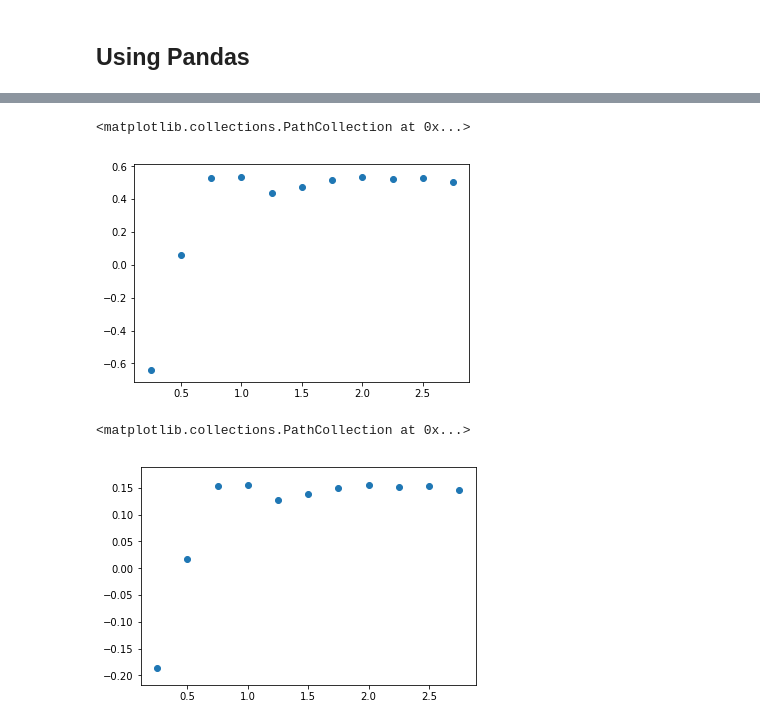
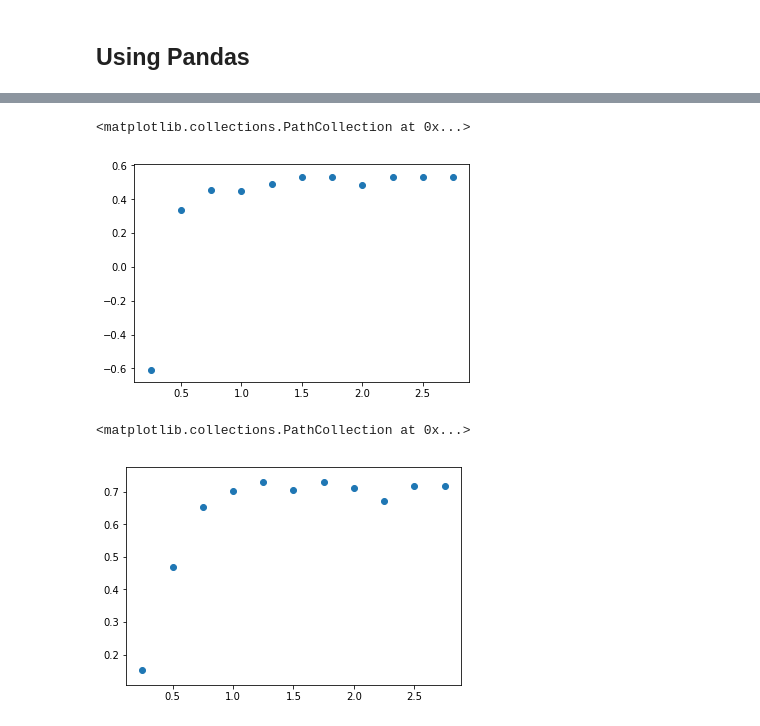
Before and after one commit to voytekresearch/BandRatios, a Jupyter notebook: Slope-Investigation.ipynb, the cells around one changed output, grey strips where cells are left out. Cells and saved outputs as stored; diff of their text form; code cells hidden in the pictures.

Commit message:
added preliminary AlphaBeta analysis-- slighlty buggy

```diff
--- a/Slope-Investigation.ipynb
+++ b/Slope-Investigation.ipynb
@@ -105,5 +98,20 @@ null = average_of_sims(null_data)
+# %%
+alpha_beta_data = sim_slope_data(3,alpha_band, beta_band)
+alpha_beta_null = sim_null_data(3,alpha_band, beta_band)
+
+np.save('./dat/Alpha_Beta_Slope',alpha_beta_data)
+np.save('./dat/Alpha_Beta_Null',alpha_beta_null)
+# %%
+tb_sim = average_of_sims(theta_beta_data)
+tb_null = average_of_sims(theta_beta_null)
+
+ab_sim = average_of_sims(alpha_beta_data)
+ab_null = average_of_sims(alpha_beta_null)
 # %% [markdown]
 ## Using Pandas
 # %%
-df_sim = pd.DataFrame(sim,columns=["average_power","central_frequency", "power_density" ])
-df_null = pd.DataFrame(null,columns=["average_power","central_frequency", "power_density" ])
+df_tb_sim = pd.DataFrame(tb_sim,columns = ["average_power","central_frequency", "power_density" ])
+df_tb_null = pd.DataFrame(tb_null,columns = ["average_power","central_frequency", "power_density" ])
+
+df_ab_sim = pd.DataFrame(ab_sim,columns = ["average_power","central_frequency", "power_density" ])
+df_ab_null = pd.DataFrame(ab_null,columns = ["average_power","central_frequency", "power_density" ])
@@ -159 +131,10 @@ plt.plot(average_power_null)
+# %%
+# Acquires the values for each column in Alpha/Beta DataFrames
+average_power_ab_sim = df_ab_sim.average_power.values
+central_frequency_ab_sim = df_ab_sim.central_frequency.values
+power_density_ab_sim = df_ab_sim.power_density.values
+
+average_power_ab_null = df_ab_null.average_power.values
+central_frequency_ab_null = df_ab_null.central_frequency.values
+power_density_ab_null = df_ab_null.power_density.values
 # %% [markdown]
@@ -171,10 +176,10 @@ plt.plot(power_density_null)
 # %%
-plt.scatter(slopes,average_power_sim)
+plt.scatter(slopes,average_power_tb_sim)
 # %% [output]
 <matplotlib.collections.PathCollection at 0x...>
-[figure, old version]
+[figure, new version]
 # %%
-plt.scatter(slopes,power_density_sim)
+plt.scatter(slopes,average_power_ab_sim)
 # %% [output]
 <matplotlib.collections.PathCollection at 0x...>
-[figure, old version]
+[figure, new version]
```
Also changed, not shown: parts of 27 cells of this notebook, 6 other files.
